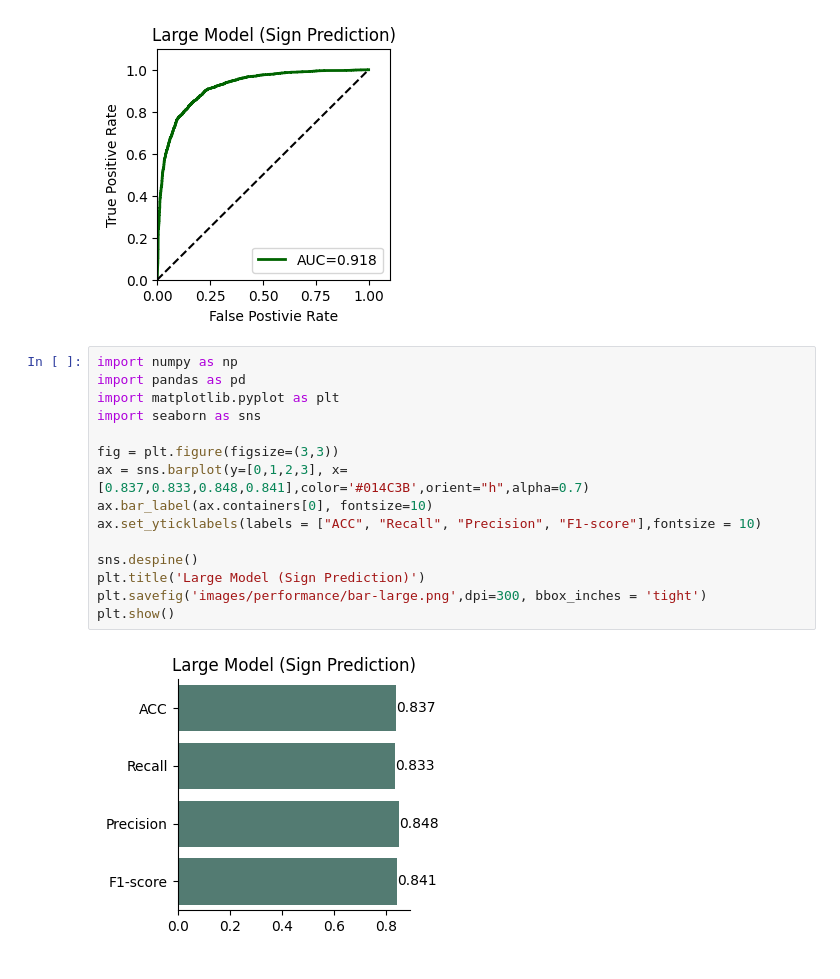
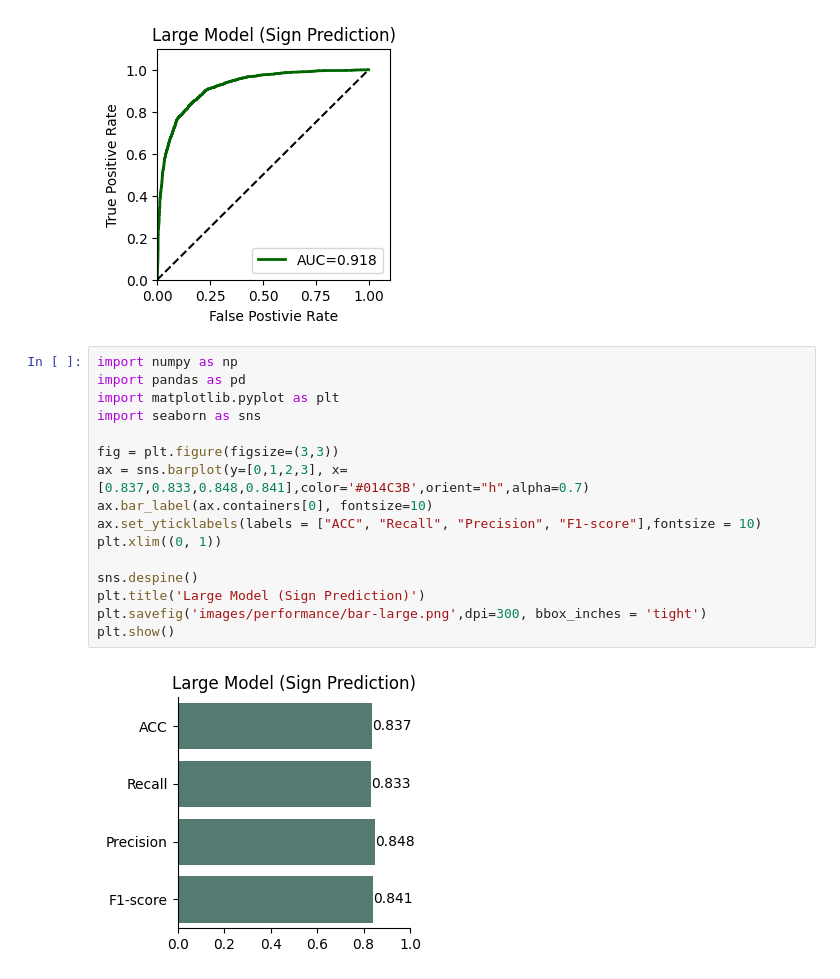
Before and after one commit to Liuzhe30/Methven, a Jupyter notebook: experiment/01-evaluate-performance.ipynb, the cells around one changed output. Cells and saved outputs as stored; diff of their text form.

Commit message:
update performance visualization

```diff
--- a/experiment/01-evaluate-performance.ipynb
+++ b/experiment/01-evaluate-performance.ipynb
@@ -150,17 +151,18 @@ AUC :  0.9182621518229475
 # %%
 import numpy as np
 import pandas as pd
 import matplotlib.pyplot as plt
 import seaborn as sns
 
 fig = plt.figure(figsize=(3,3))
 ax = sns.barplot(y=[0,1,2,3], x=[0.837,0.833,0.848,0.841],color='#014C3B',orient="h",alpha=0.7)
 ax.bar_label(ax.containers[0], fontsize=10)
 ax.set_yticklabels(labels = ["ACC", "Recall", "Precision", "F1-score"],fontsize = 10)
+plt.xlim((0, 1))
 
 sns.despine()
 plt.title('Large Model (Sign Prediction)')
 plt.savefig('images/performance/bar-large.png',dpi=300, bbox_inches = 'tight')
 plt.show()
 # %% [output]
-[figure, old version]
+[figure, new version]
```
Also changed, not shown: parts of 1 cell of this notebook, 1 other file.
